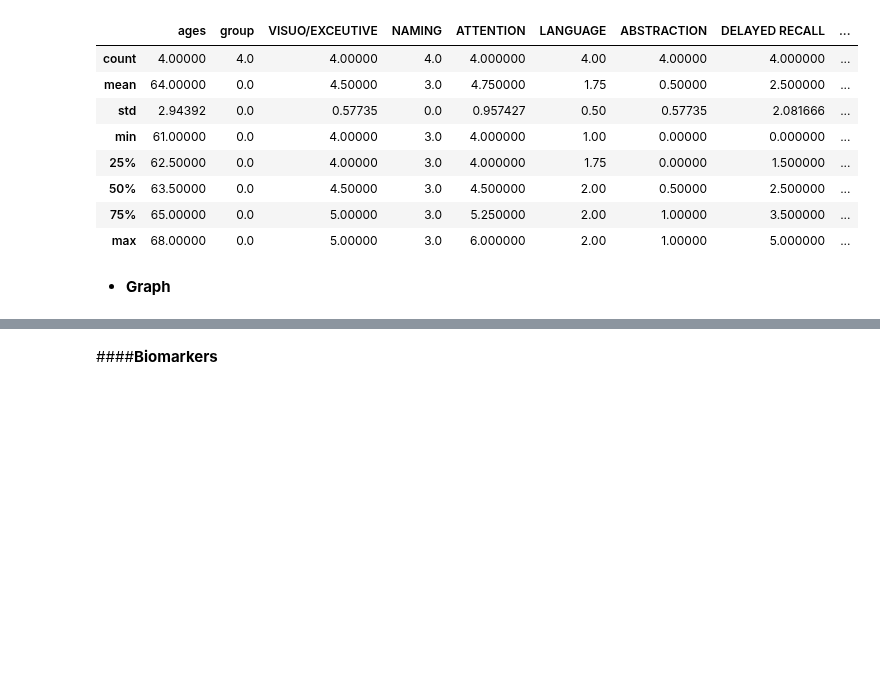
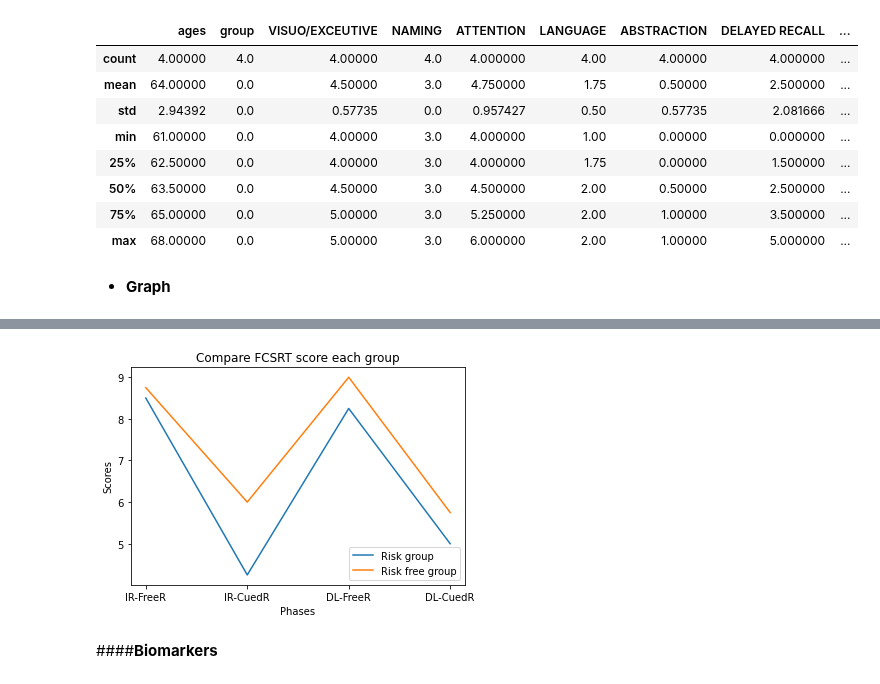
Before and after one commit to Sirabhop/Preclinical-AD-EEG-classification, a Jupyter notebook: Data_Analysis.ipynb, the cells around one changed output, grey strips where cells are left out. Saved outputs shown, nothing was run; the diff lists cells and outputs as text; code cells hidden in the pictures; blank space fills up the shorter version.

```diff
--- a/Data_Analysis.ipynb
+++ b/Data_Analysis.ipynb
@@ -143,3 +204,18 @@ MoCA_RiskFree.describe()
+# %%
+plot_cog_risk['mean'] = plot_cog_risk.mean(axis = 1)
+plot_cog_riskfree['mean'] = plot_cog_riskfree.mean(axis = 1)
+# %%
+#Mean
+fig, ax = plt.subplots()
+ax.plot(plot_cog_risk['index'], plot_cog_risk['mean'], label = 'Risk group')
+ax.plot(plot_cog_riskfree['index'], plot_cog_riskfree['mean'], label = 'Risk free group')
+ax.set_title('Compare FCSRT score each group')
+ax.set_xlabel('Phases')
+ax.set_ylabel('Scores')
+ax.legend()
+plt.savefig('/content/drive/My Drive/My Project/Senior Project-Dementia/Results/Graphs/Compare FCSRT score each group.png')
+# %% [output]
+[figure, added]
 # %% [markdown]
 ####**Biomarkers**
 # %%
```
Also changed, not shown: parts of 14 cells of this notebook.
